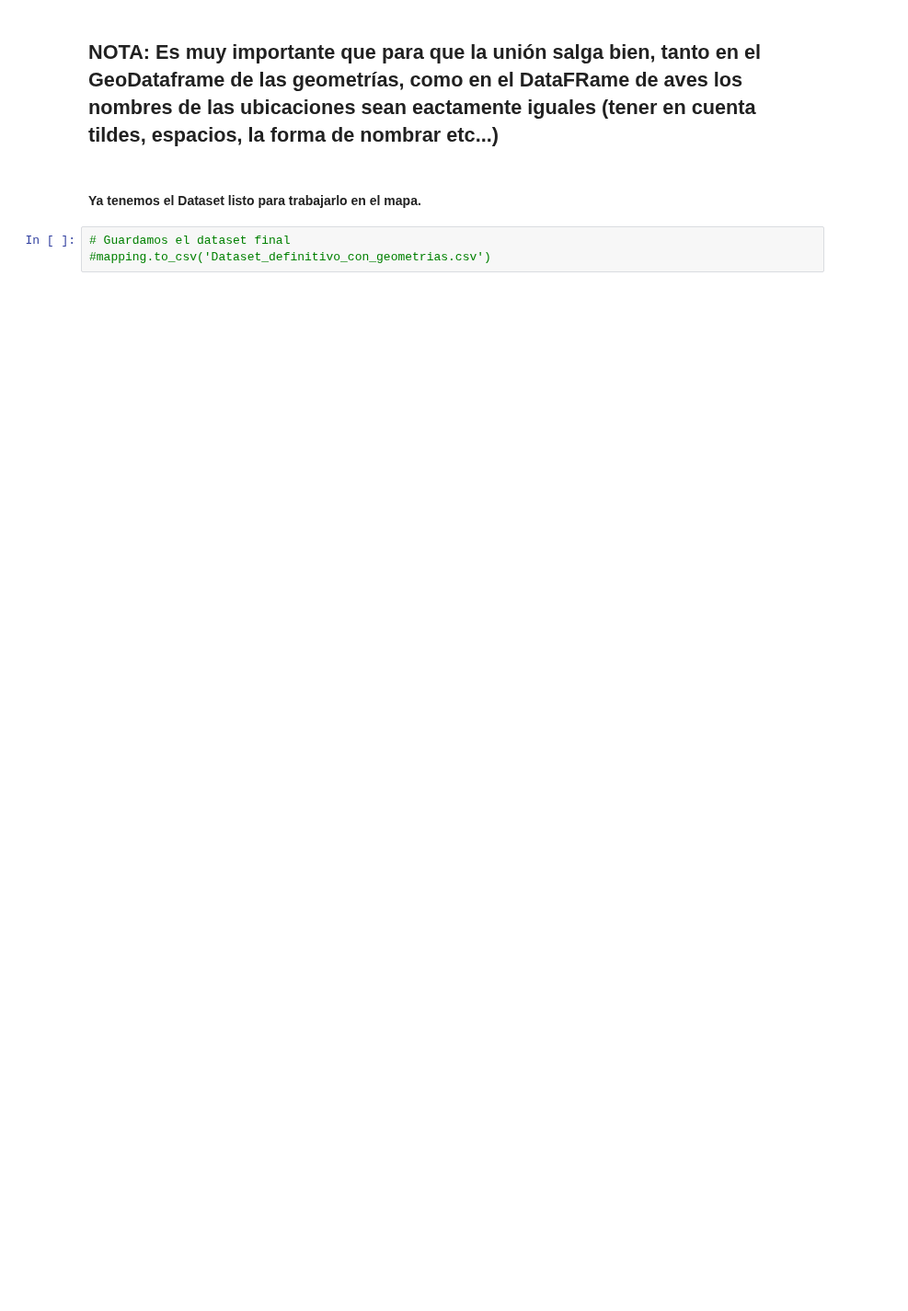
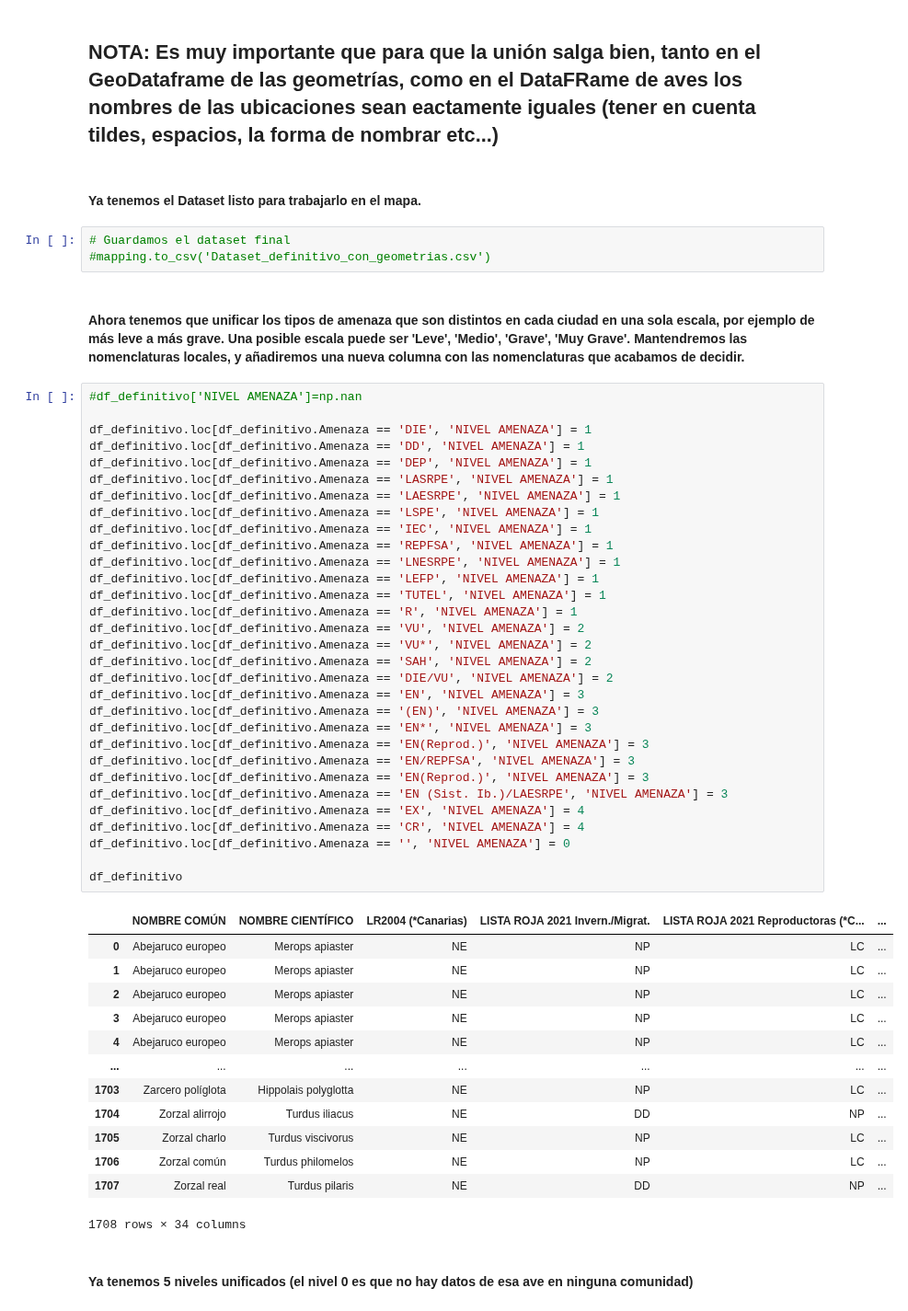
Before and after one commit to Factoria-F5-AI-Bootcamp-1-Edicion/Tracking_Aves, a Jupyter notebook: EDAb.ipynb, the cells around one changed output. Shown at 92% size. Cells and saved outputs as stored; diff of their text form; blank space fills up the shorter version.

```diff
--- a/EDAb.ipynb
+++ b/EDAb.ipynb
@@ -1402,3 +1434,52 @@ mapping
 # %%
 # Guardamos el dataset final
 #mapping.to_csv('Dataset_definitivo_con_geometrias.csv')
+# %% [markdown]
+#### Ahora tenemos que unificar los tipos de amenaza que son distintos en cada ciudad en una sola escala, por ejemplo de más leve a más grave. Una posible escala puede ser 'Leve', 'Medio', 'Grave', 'Muy Grave'. Mantendremos las nomenclaturas locales, y añadiremos una nueva columna con las nomenclaturas que acabamos de decidir.
+# %%
+#df_definitivo['NIVEL AMENAZA']=np.nan
+
+df_definitivo.loc[df_definitivo.Amenaza == 'DIE', 'NIVEL AMENAZA'] = 1
+df_definitivo.loc[df_definitivo.Amenaza == 'DD', 'NIVEL AMENAZA'] = 1
+df_definitivo.loc[df_definitivo.Amenaza == 'DEP', 'NIVEL AMENAZA'] = 1
+df_definitivo.loc[df_definitivo.Amenaza == 'LASRPE', 'NIVEL AMENAZA'] = 1
+df_definitivo.loc[df_definitivo.Amenaza == 'LAESRPE', 'NIVEL AMENAZA'] = 1
+df_definitivo.loc[df_definitivo.Amenaza == 'LSPE', 'NIVEL AMENAZA'] = 1
+df_definitivo.loc[df_definitivo.Amenaza == 'IEC', 'NIVEL AMENAZA'] = 1
+df_definitivo.loc[df_definitivo.Amenaza == 'REPFSA', 'NIVEL AMENAZA'] = 1
+df_definitivo.loc[df_definitivo.Amenaza == 'LNESRPE', 'NIVEL AMENAZA'] = 1
+df_definitivo.loc[df_definitivo.Amenaza == 'LEFP', 'NIVEL AMENAZA'] = 1
+df_definitivo.loc[df_definitivo.Amenaza == 'TUTEL', 'NIVEL AMENAZA'] = 1
+df_definitivo.loc[df_definitivo.Amenaza == 'R', 'NIVEL AMENAZA'] = 1
+df_definitivo.loc[df_definitivo.Amenaza == 'VU', 'NIVEL AMENAZA'] = 2
+df_definitivo.loc[df_definitivo.Amenaza == 'VU*', 'NIVEL AMENAZA'] = 2
+df_definitivo.loc[df_definitivo.Amenaza == 'SAH', 'NIVEL AMENAZA'] = 2
+df_definitivo.loc[df_definitivo.Amenaza == 'DIE/VU', 'NIVEL AMENAZA'] = 2
+df_definitivo.loc[df_definitivo.Amenaza == 'EN', 'NIVEL AMENAZA'] = 3
+df_definitivo.loc[df_definitivo.Amenaza == '(EN)', 'NIVEL AMENAZA'] = 3
+df_definitivo.loc[df_definitivo.Amenaza == 'EN*', 'NIVEL AMENAZA'] = 3
+df_definitivo.loc[df_definitivo.Amenaza == 'EN(Reprod.)', 'NIVEL AMENAZA'] = 3
+df_definitivo.loc[df_definitivo.Amenaza == 'EN/REPFSA', 'NIVEL AMENAZA'] = 3
+df_definitivo.loc[df_definitivo.Amenaza == 'EN(Reprod.)', 'NIVEL AMENAZA'] = 3
+df_definitivo.loc[df_definitivo.Amenaza == 'EN (Sist. Ib.)/LAESRPE', 'NIVEL AMENAZA'] = 3
+df_definitivo.loc[df_definitivo.Amenaza == 'EX', 'NIVEL AMENAZA'] = 4
+df_definitivo.loc[df_definitivo.Amenaza == 'CR', 'NIVEL AMENAZA'] = 4
+df_definitivo.loc[df_definitivo.Amenaza == '', 'NIVEL AMENAZA'] = 0
+
+df_definitivo
+# %% [output]
+|  | NOMBRE COMÚN | NOMBRE CIENTÍFICO | LR2004 (*Canarias) | LISTA ROJA 2021 Invern./Migrat. | LISTA ROJA 2021 Reproductoras (*C... | ... |
+| 0 | Abejaruco europeo | Merops apiaster | NE | NP | LC | ... |
+| 1 | Abejaruco europeo | Merops apiaster | NE | NP | LC | ... |
+| 2 | Abejaruco europeo | Merops apiaster | NE | NP | LC | ... |
+| 3 | Abejaruco europeo | Merops apiaster | NE | NP | LC | ... |
+| 4 | Abejaruco europeo | Merops apiaster | NE | NP | LC | ... |
+| ... | ... | ... | ... | ... | ... | ... |
+| 1703 | Zarcero políglota | Hippolais polyglotta | NE | NP | LC | ... |
+| 1704 | Zorzal alirrojo | Turdus iliacus | NE | DD | NP | ... |
+| 1705 | Zorzal charlo | Turdus viscivorus | NE | NP | LC | ... |
+| 1706 | Zorzal común | Turdus philomelos | NE | NP | LC | ... |
+| 1707 | Zorzal real | Turdus pilaris | NE | DD | NP | ... |
+1708 rows × 34 columns
+# %% [markdown]
+#### Ya tenemos 5 niveles unificados (el nivel 0 es que no hay datos de esa ave en ninguna comunidad)
```
Also changed, not shown: parts of 33 cells of this notebook.
